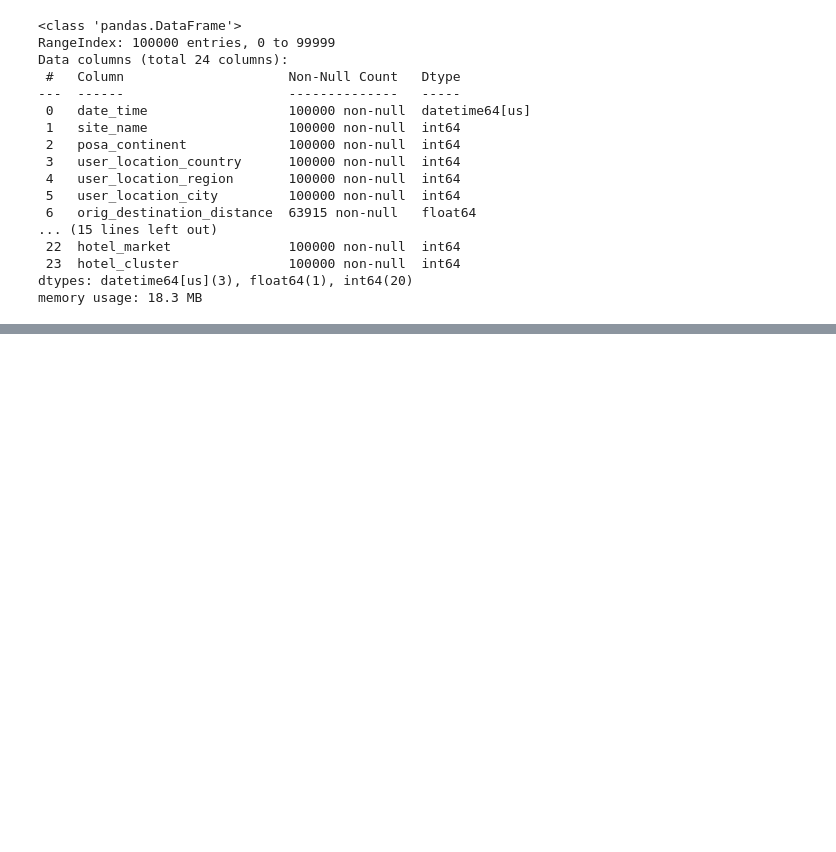
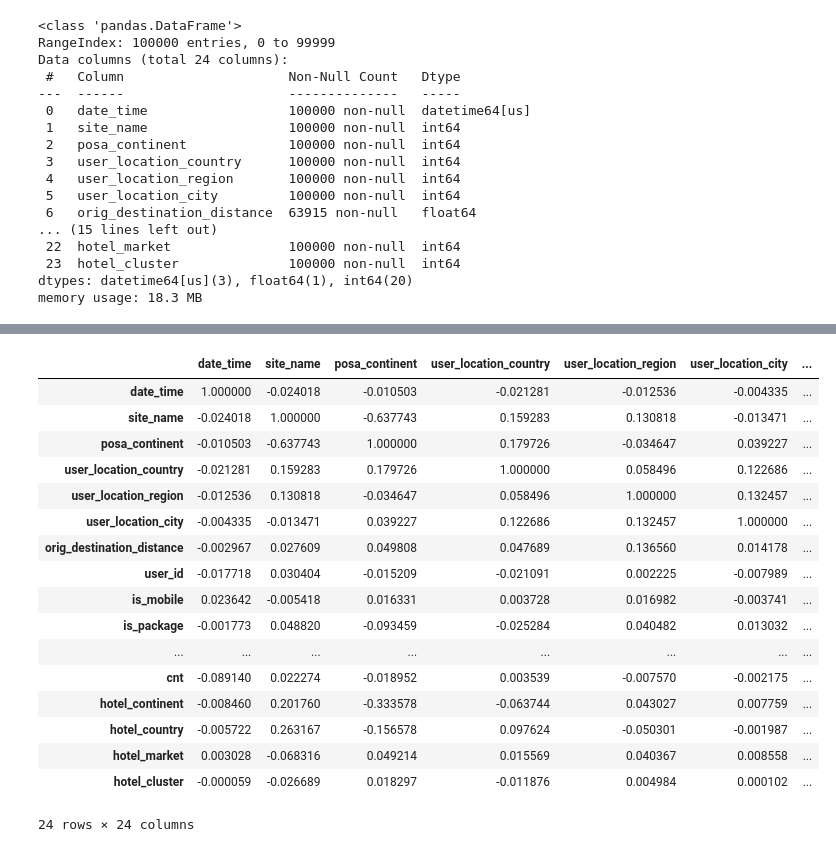
Before and after one commit to marihay1999-cmd/data_analytics_with_python, a Jupyter notebook: notebooks/19_Classtering.ipynb, the cells around one changed output, grey strips where cells are left out. Cells and saved outputs as stored; diff of their text form; code cells hidden in the pictures; blank space fills up the shorter version.

```diff
--- a/notebooks/19_Classtering.ipynb
+++ b/notebooks/19_Classtering.ipynb
@@ -120,0 +142,23 @@ memory usage: 18.3 MB
+# %%
+# Create our Corelation Matrix
+corr = df.corr()
+corr
+# %% [output]
+|  | date_time | site_name | posa_continent | user_location_country | user_location_region | user_location_city | ... |
+| date_time | 1.000000 | -0.024018 | -0.010503 | -0.021281 | -0.012536 | -0.004335 | ... |
+| site_name | -0.024018 | 1.000000 | -0.637743 | 0.159283 | 0.130818 | -0.013471 | ... |
+| posa_continent | -0.010503 | -0.637743 | 1.000000 | 0.179726 | -0.034647 | 0.039227 | ... |
+| user_location_country | -0.021281 | 0.159283 | 0.179726 | 1.000000 | 0.058496 | 0.122686 | ... |
+| user_location_region | -0.012536 | 0.130818 | -0.034647 | 0.058496 | 1.000000 | 0.132457 | ... |
+| user_location_city | -0.004335 | -0.013471 | 0.039227 | 0.122686 | 0.132457 | 1.000000 | ... |
+| orig_destination_distance | -0.002967 | 0.027609 | 0.049808 | 0.047689 | 0.136560 | 0.014178 | ... |
+| user_id | -0.017718 | 0.030404 | -0.015209 | -0.021091 | 0.002225 | -0.007989 | ... |
+| is_mobile | 0.023642 | -0.005418 | 0.016331 | 0.003728 | 0.016982 | -0.003741 | ... |
+| is_package | -0.001773 | 0.048820 | -0.093459 | -0.025284 | 0.040482 | 0.013032 | ... |
+| ... | ... | ... | ... | ... | ... | ... | ... |
+| cnt | -0.089140 | 0.022274 | -0.018952 | 0.003539 | -0.007570 | -0.002175 | ... |
+| hotel_continent | -0.008460 | 0.201760 | -0.333578 | -0.063744 | 0.043027 | 0.007759 | ... |
+| hotel_country | -0.005722 | 0.263167 | -0.156578 | 0.097624 | -0.050301 | -0.001987 | ... |
+| hotel_market | 0.003028 | -0.068316 | 0.049214 | 0.015569 | 0.040367 | 0.008558 | ... |
+| hotel_cluster | -0.000059 | -0.026689 | 0.018297 | -0.011876 | 0.004984 | 0.000102 | ... |
+24 rows × 24 columns
```
Also changed, not shown: parts of 5 cells of this notebook, 1 other file.
